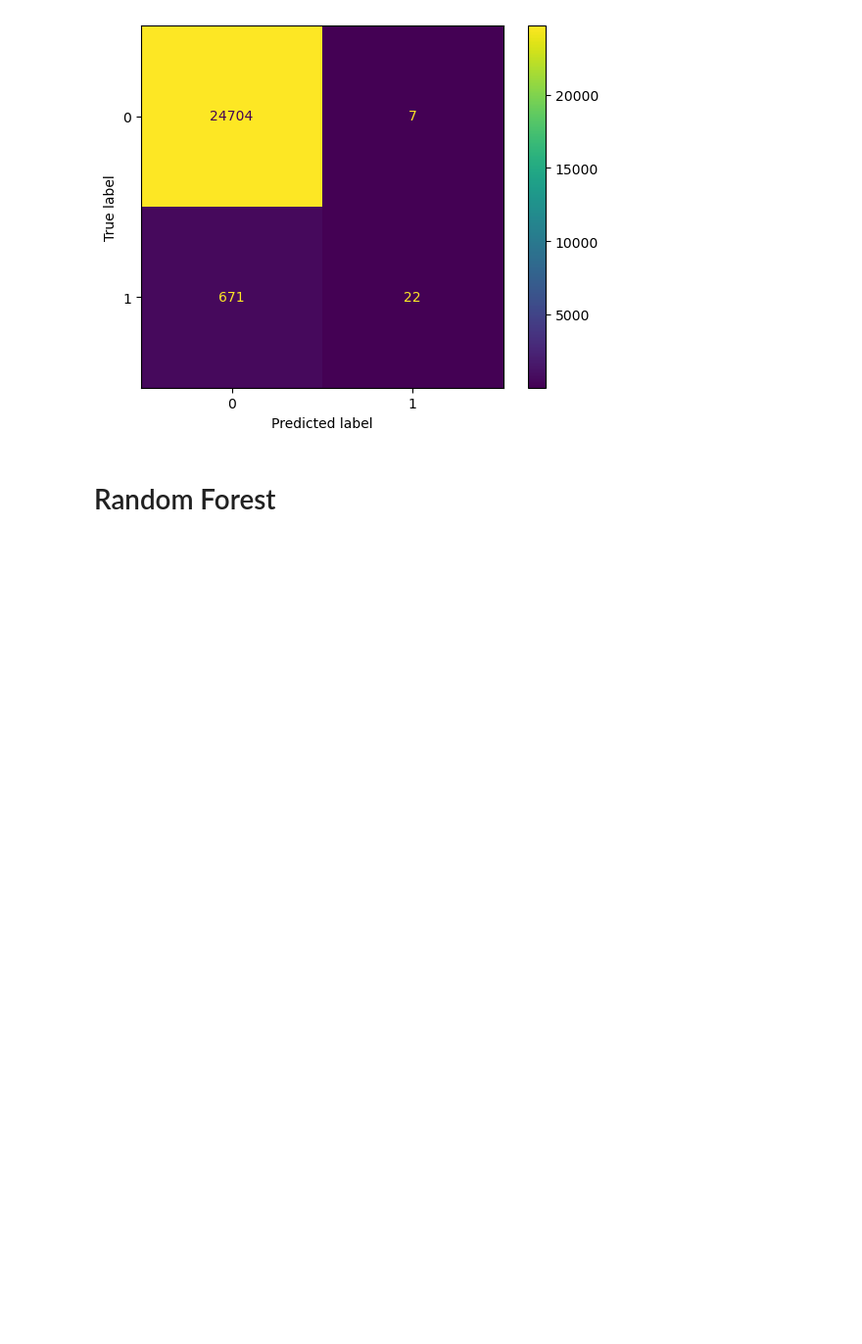
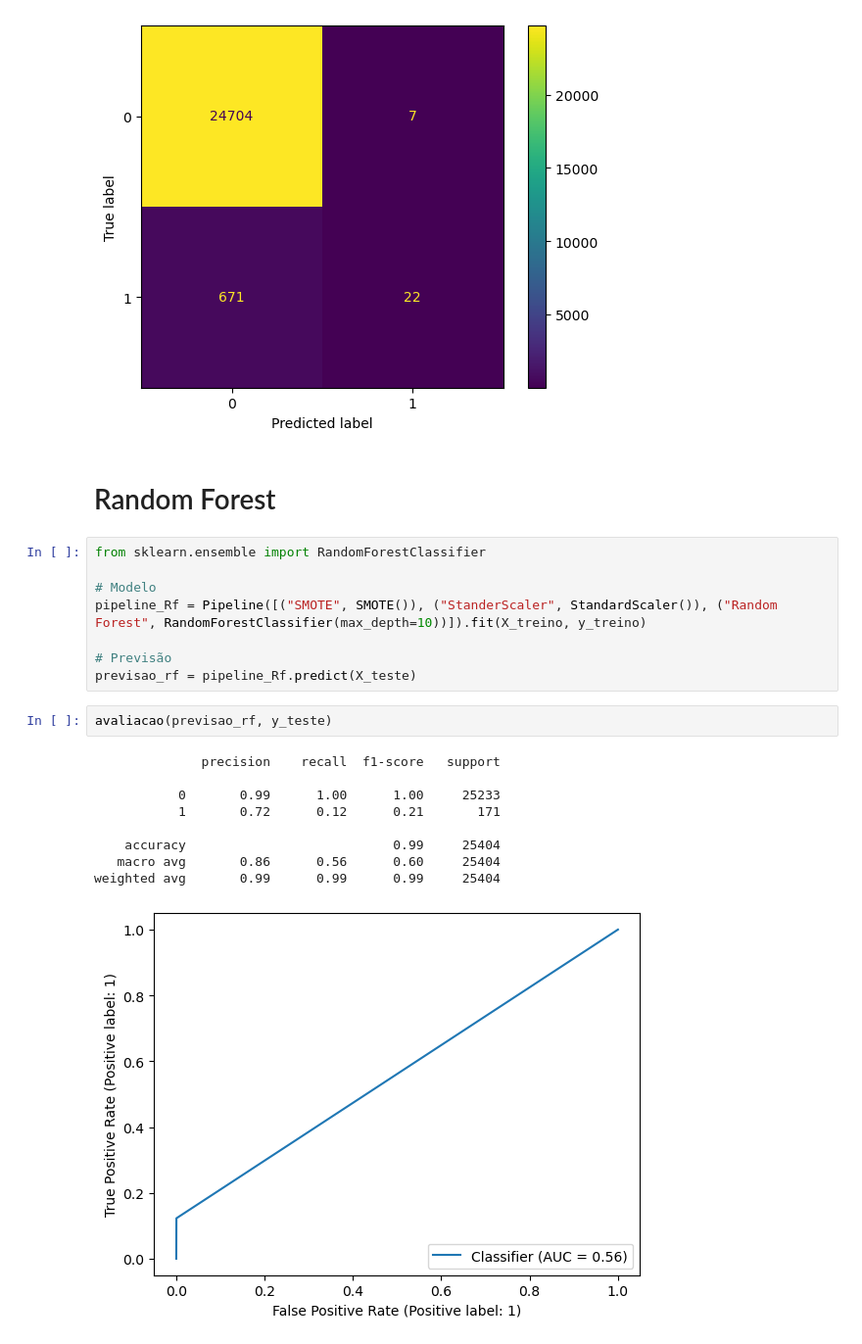
Before and after one commit to RogerCabralSilva/An-lise-de-risco-de-cr-dito, a Jupyter notebook: fraude.ipynb, the cells around one changed output. Shown: that part at 98% size. Drawn from its saved outputs; the diff is of its cells as text; blank space fills up the shorter version.

Commit message:
Modelo random forest e avaliação

```diff
--- a/fraude.ipynb
+++ b/fraude.ipynb
@@ -297,3 +297,23 @@ weighted avg       0.97      0.97      0.96     25404
 [figure]
 # %% [markdown]
 # Random Forest
+# %%
+from sklearn.ensemble import RandomForestClassifier
+
+# Modelo
+pipeline_Rf = Pipeline([("SMOTE", SMOTE()), ("StanderScaler", StandardScaler()), ("Random Forest", RandomForestClassifier(max_depth=10))]).fit(X_treino, y_treino)
+
+# Previsão
+previsao_rf = pipeline_Rf.predict(X_teste)
+# %%
+avaliacao(previsao_rf, y_teste)
+# %% [output]
+              precision    recall  f1-score   support
+
+           0       0.99      1.00      1.00     25233
+           1       0.72      0.12      0.21       171
+
+    accuracy                           0.99     25404
+   macro avg       0.86      0.56      0.60     25404
+weighted avg       0.99      0.99      0.99     25404
+[figure, added]
```
Also changed, not shown: parts of 1 cell of this notebook.
